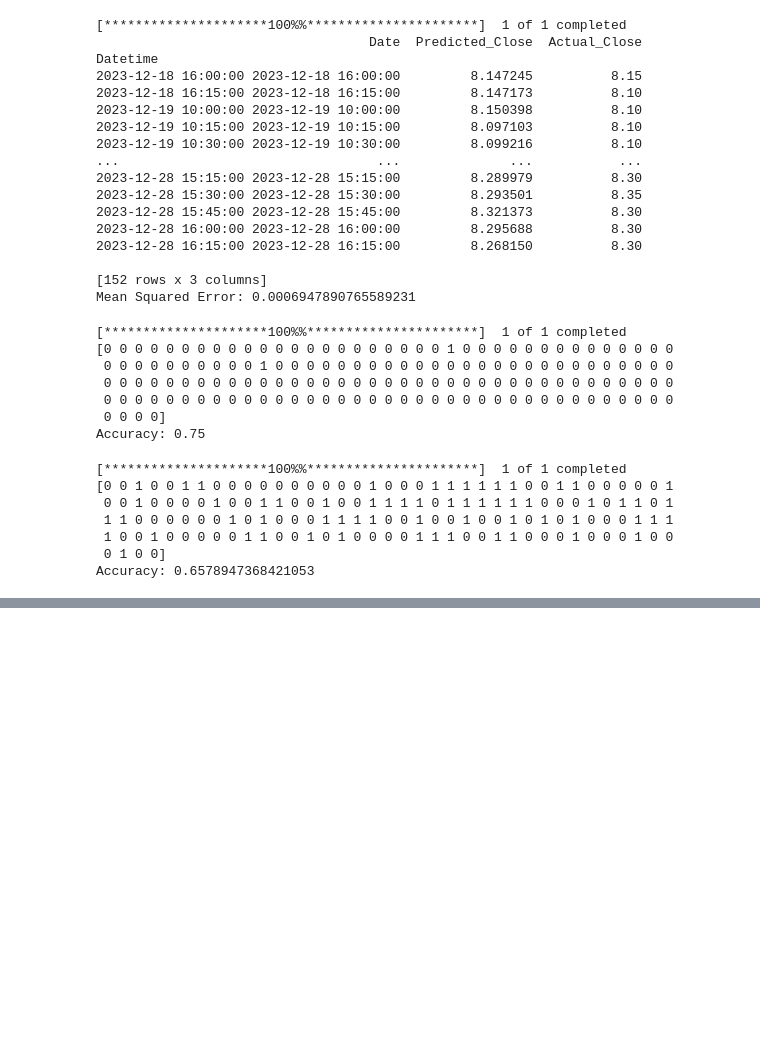
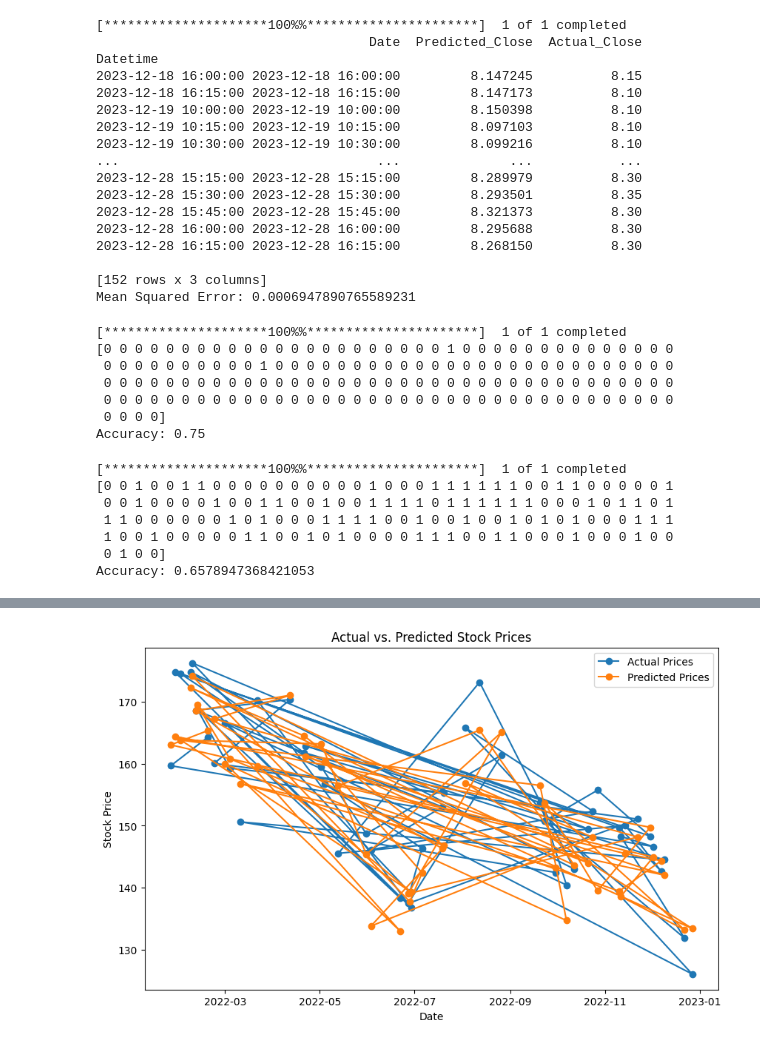
Before and after one commit to y-lims/DADS6003_Buy-Sell_Stock_Forecasting, a Jupyter notebook: ProjectML.ipynb, the cells around one changed output, grey strips where cells are left out. Saved outputs shown, nothing was run; the diff lists cells and outputs as text; code cells hidden in the pictures; blank space fills up the shorter version.

Commit message:
modified:   ProjectML.ipynb Test Offline Input

```diff
--- a/ProjectML.ipynb
+++ b/ProjectML.ipynb
@@ -395,0 +395,79 @@ Accuracy: 0.6578947368421053
+# %%
+## Test Git
+import yfinance as yf
+import pandas as pd
+import numpy as np
+from sklearn.model_selection import train_test_split
+from sklearn.ensemble import RandomForestRegressor
+from sklearn.metrics import mean_squared_error
+import matplotlib.pyplot as plt
+
+# Function to get historical stock data
+def get_stock_data(symbol, start_date, end_date):
+    stock_data = yf.download(symbol, start=start_date, end=end_date)
+    return stock_data
+
+# Function to perform feature engineering
+def perform_feature_engineering(stock_data):
+    stock_data['Daily_Return'] = stock_data['Close'].pct_change()
+    stock_data['Rolling_Mean'] = stock_data['Close'].rolling(window=10).mean()
+    stock_data['Rolling_Std'] = stock_data['Close'].rolling(window=10).std()
+    stock_data['Volume_Shock'] = np.where((stock_data['Volume'] - stock_data['Volume'].shift(1)) > 0.1 * stock_data['Volume'].shift(1), 1, 0)
+    stock_data['Price_Shock'] = np.where((stock_data['Close'] - stock_data['Close'].shift(1)) > 0.02 * stock_data['Close'].shift(1), 1, 0)
+
+    return stock_data.dropna()
+
+# Function to prepare data for modeling
+def prepare_data_for_model(stock_data):
+    X = stock_data[['Daily_Return', 'Rolling_Mean', 'Rolling_Std', 'Volume_Shock', 'Price_Shock']].shift(1).dropna()
+    y = stock_data['Close'].shift(-1).dropna()
+    return X, y
+
+# Function to train the model
+def train_model(X_train, y_train):
+    model = RandomForestRegressor(n_estimators=100, random_state=42)
+    model.fit(X_train, y_train)
+    return model
+
+# Function to evaluate the model
+def evaluate_model(model, X_test, y_test):
+    predictions = model.predict(X_test)
+    mse = mean_squared_error(y_test, predictions)
+    return mse
+
+# Example usage
+if __name__ == "__main__":
+    stock_symbol = 'AAPL'
+    start_date = '2022-01-01'
+    end_date = '2023-01-01'
+
+    # Get historical stock data
+    stock_data = get_stock_data(stock_symbol, start_date, end_date)
+
+    # Perform feature engineering
+    stock_data = perform_feature_engineering(stock_data)
+
+    # Prepare data for modeling
+    X, y = prepare_data_for_model(stock_data)
+
+    # Split the data into training and testing sets
+    X_train, X_test, y_train, y_test = train_test_split(X, y, test_size=0.2, random_state=42)
+
+    # Train the model
+    model = train_model(X_train, y_train)
+
+    # Evaluate the model
+    mse = evaluate_model(model, X_test, y_test)
+    print(f"Mean Squared Error: {mse}")
+
+    # Visualize actual vs. predicted prices
+    predictions = model.predict(X_test)
+    plt.figure(figsize=(10, 6))
+    plt.plot(y_test.index, y_test.values, label='Actual Prices', marker='o')
+    plt.plot(y_test.index, predictions, label='Predicted Prices', marker='o')
+    plt.title('Actual vs. Predicted Stock Prices')
+    plt.xlabel('Date')
+    plt.ylabel('Stock Price')
+    plt.legend()
+    plt.show()
+# %% [output]
@@ -395,0 +476 @@ Accuracy: 0.6578947368421053
+[figure, added]
```
Also changed, not shown: parts of 4 cells of this notebook.
